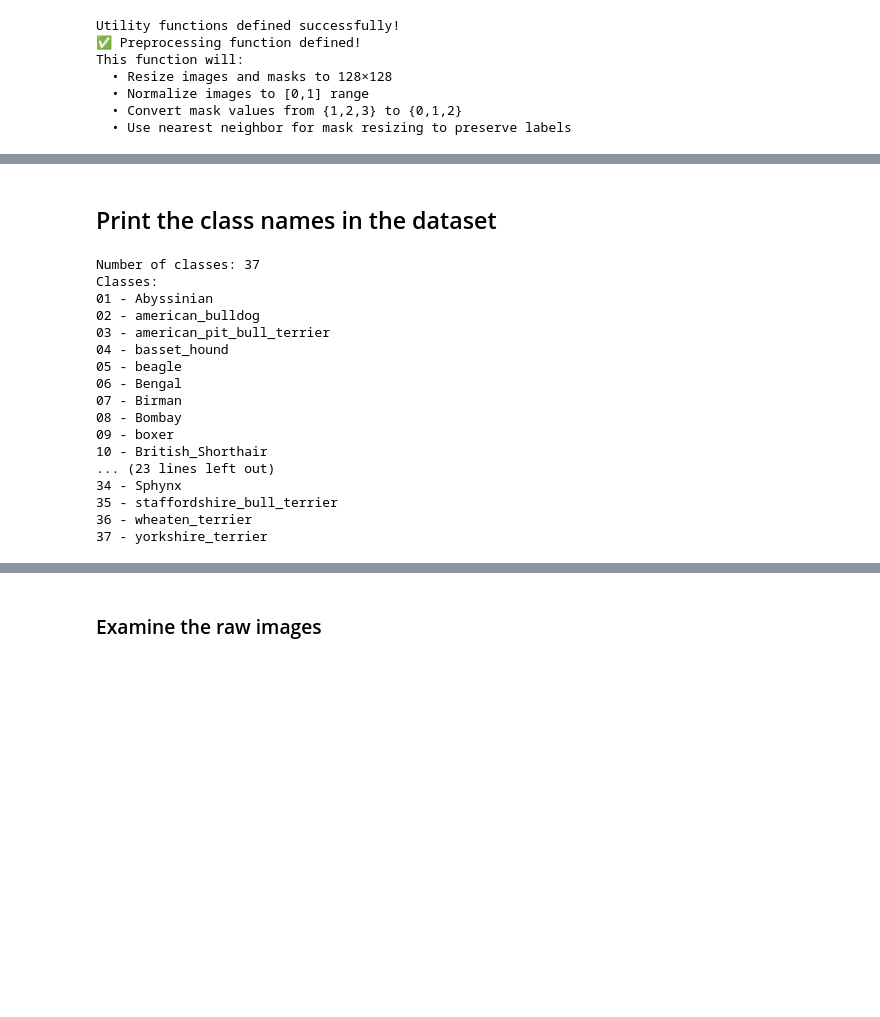
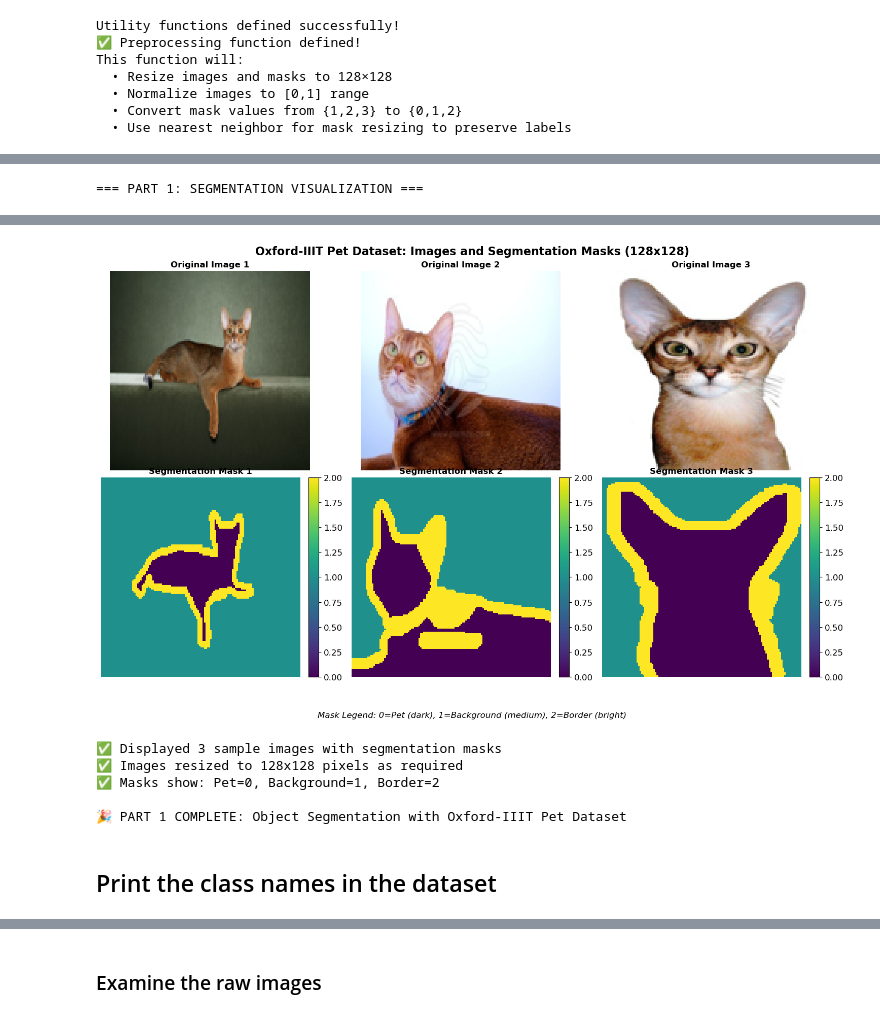
Before and after one commit to marstonsward/aai_521_computer_vision, a Jupyter notebook: module_3/Marston_Ward_Assignment3.ipynb, the cells around one changed output, grey strips where cells are left out. Saved outputs shown, nothing was run; the diff lists cells and outputs as text; code cells hidden in the pictures; blank space fills up the shorter version.

```diff
--- a/module_3/Marston_Ward_Assignment3.ipynb
+++ b/module_3/Marston_Ward_Assignment3.ipynb
@@ -484,0 +622,51 @@ Species (0=cat, 1=dog): 0
+# %%
+# c) Display first 3 samples with segmentation masks
+print("=== PART 1: SEGMENTATION VISUALIZATION ===")
+
+import matplotlib.pyplot as plt
+
+def display_segmentation_samples(dataset, n_samples=3):
+    """Display images with their segmentation masks"""
+
+    fig, axes = plt.subplots(2, n_samples, figsize=(15, 10))
+
+    samples = list(dataset.take(n_samples))
+
+    for i, (image, mask) in enumerate(samples):
+        # Display original image
+        axes[0, i].imshow(image.numpy())
+        axes[0, i].set_title(f'Original Image {i+1}', fontsize=12, fontweight='bold')
+        axes[0, i].axis('off')
+
+        # Display segmentation mask
+        mask_np = mask.numpy().squeeze()
+        im = axes[1, i].imshow(mask_np, cmap='viridis', vmin=0, vmax=2)
+        axes[1, i].set_title(f'Segmentation Mask {i+1}', fontsize=12, fontweight='bold')
+        axes[1, i].axis('off')
+
+        # Add colorbar
+        plt.colorbar(im, ax=axes[1, i], fraction=0.046, pad=0.04)
+
+    # Add titles and legend
+    fig.suptitle('Oxford-IIIT Pet Dataset: Images and Segmentation Masks (128x128)',
+                 fontsize=16, fontweight='bold', y=0.95)
+
+    fig.text(0.5, 0.02, 'Mask Legend: 0=Pet (dark), 1=Background (medium), 2=Border (bright)',
+             ha='center', fontsize=12, style='italic')
+
+    plt.tight_layout()
+    plt.subplots_adjust(top=0.9, bottom=0.1)
+    plt.show()
+
+    print("✅ Displayed 3 sample images with segmentation masks")
+    print("✅ Images resized to 128x128 pixels as required")
+    print("✅ Masks show: Pet=0, Background=1, Border=2")
+
+# Display the samples
+try:
+    display_segmentation_samples(oxford_dataset, n_samples=3)
+    print("\n🎉 PART 1 COMPLETE: Object Segmentation with Oxford-IIIT Pet Dataset")
+except Exception as e:
+    print(f"❌ Error displaying samples: {e}")
+# %% [output]
+=== PART 1: SEGMENTATION VISUALIZATION ===
@@ -485,25 +674,8 @@ Species (0=cat, 1=dog): 0
+[figure, added]
+✅ Displayed 3 sample images with segmentation masks
+✅ Images resized to 128x128 pixels as required
+✅ Masks show: Pet=0, Background=1, Border=2
+
+🎉 PART 1 COMPLETE: Object Segmentation with Oxford-IIIT Pet Dataset
 # %% [markdown]
 ## Print the class names in the dataset
-# %%
-print(f"Number of classes: {info.features['label'].num_classes}")
-print("Classes:")
-for index, name in enumerate(info.features['label'].names):
-    print(f"{index + 1:02} - {name}")
-# %% [output]
-Number of classes: 37
-Classes:
-01 - Abyssinian
-02 - american_bulldog
-03 - american_pit_bull_terrier
-04 - basset_hound
-05 - beagle
-06 - Bengal
-07 - Birman
-08 - Bombay
-09 - boxer
-10 - British_Shorthair
-... (23 lines left out)
-34 - Sphynx
-35 - staffordshire_bull_terrier
-36 - wheaten_terrier
-37 - yorkshire_terrier
```
Also changed, not shown: parts of 21 cells of this notebook, 1 other file.
